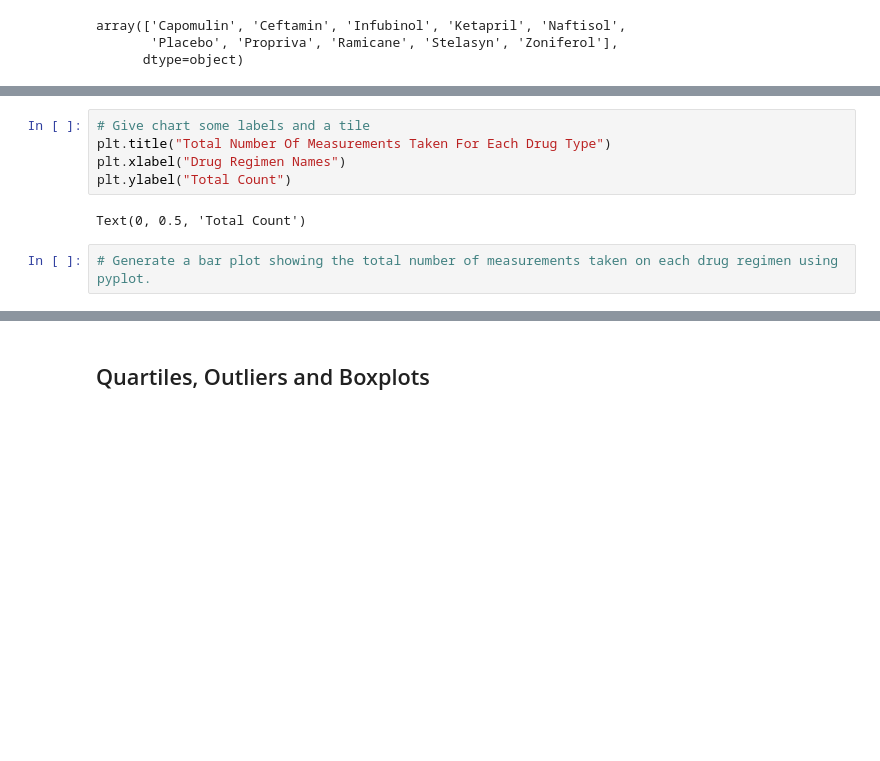
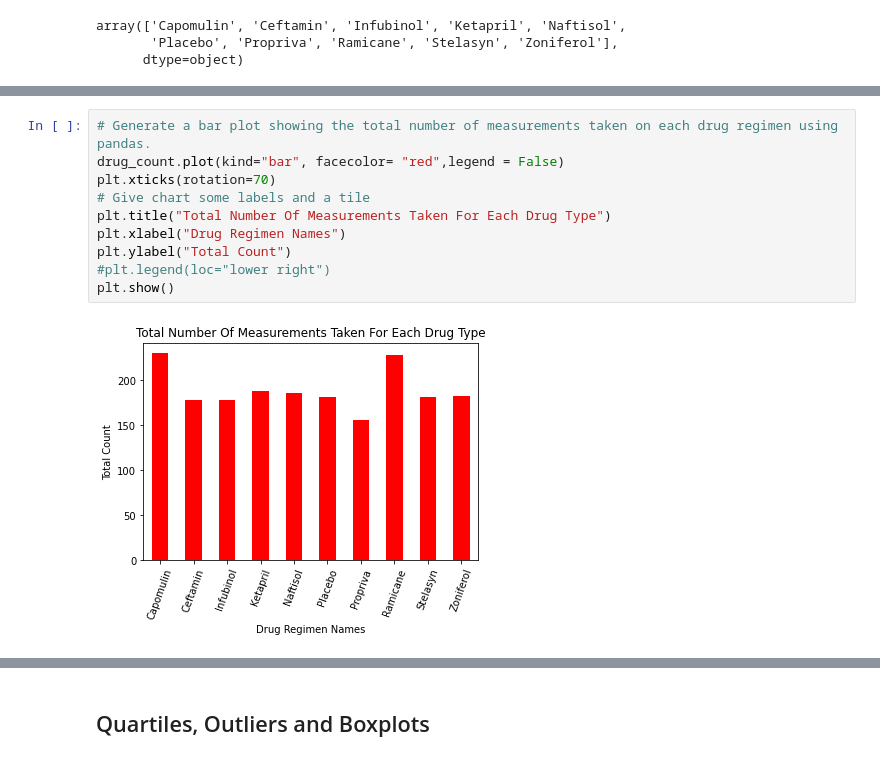
Before and after one commit to Gujaratigirl/HW-MatPlotLib, a Jupyter notebook: Pymaceuticals/pymaceuticals_starter_2.ipynb, the cells around one changed output, grey strips where cells are left out. Drawn from its saved outputs; the diff is of its cells as text; blank space fills up the shorter version.

```diff
--- a/Pymaceuticals/pymaceuticals_starter_2.ipynb
+++ b/Pymaceuticals/pymaceuticals_starter_2.ipynb
@@ -276,11 +292,14 @@ plt.xticks(rotation=70)
 # %%
+# Generate a bar plot showing the total number of measurements taken on each drug regimen using pandas.
+drug_count.plot(kind="bar", facecolor= "red",legend = False)
+plt.xticks(rotation=70)
 # Give chart some labels and a tile
 plt.title("Total Number Of Measurements Taken For Each Drug Type")
 plt.xlabel("Drug Regimen Names")
 plt.ylabel("Total Count")
+#plt.legend(loc="lower right")
+plt.show()
 # %% [output]
-Text(0, 0.5, 'Total Count')
+[figure, added]
-# %%
-# Generate a bar plot showing the total number of measurements taken on each drug regimen using pyplot.
 # %%
 # Generate a pie plot showing the distribution of female versus male mice using pandas
```
Also changed, not shown: parts of 12 cells of this notebook.
